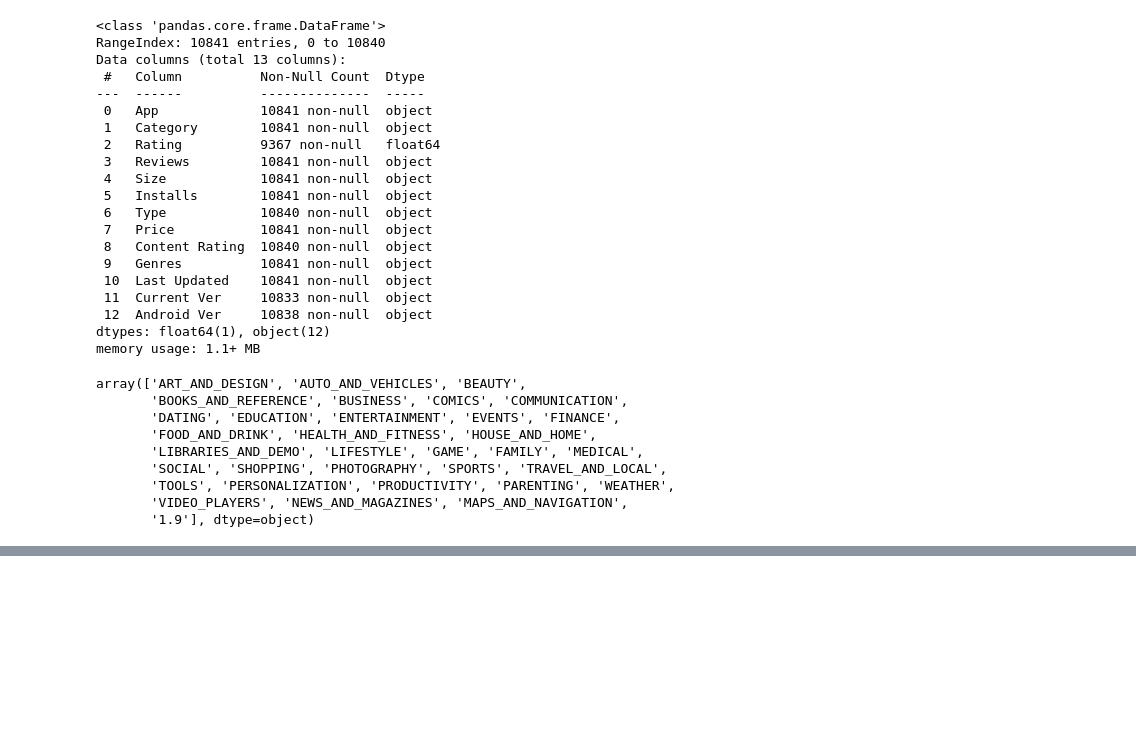
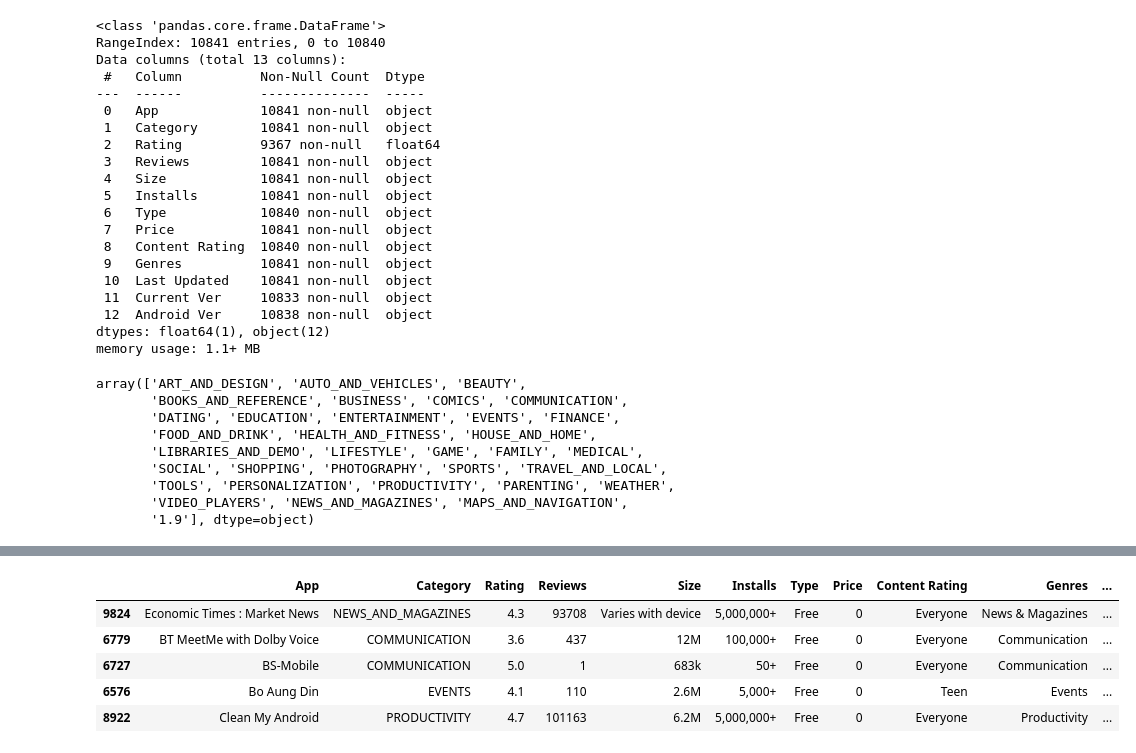
Before and after one commit to avinashpatni000/App_Store_EDA_Project, a Jupyter notebook: Play_Store_App_Review_Analysis_Capstone_Project.ipynb, the cells around one changed output, grey strips where cells are left out. Drawn from its saved outputs; the diff is of its cells as text; code cells hidden in the pictures; blank space fills up the shorter version.

```diff
--- a/Play_Store_App_Review_Analysis_Capstone_Project.ipynb
+++ b/Play_Store_App_Review_Analysis_Capstone_Project.ipynb
@@ -245,0 +273,9 @@ array(['ART_AND_DESIGN', 'AUTO_AND_VEHICLES', 'BEAUTY',
+# %%
+df.sample(5)
+# %% [output]
+|  | App | Category | Rating | Reviews | Size | Installs | Type | Price | Content Rating | Genres | ... |
+| 9824 | Economic Times : Market News | NEWS_AND_MAGAZINES | 4.3 | 93708 | Varies with device | 5,000,000+ | Free | 0 | Everyone | News & Magazines | ... |
+| 6779 | BT MeetMe with Dolby Voice | COMMUNICATION | 3.6 | 437 | 12M | 100,000+ | Free | 0 | Everyone | Communication | ... |
+| 6727 | BS-Mobile | COMMUNICATION | 5.0 | 1 | 683k | 50+ | Free | 0 | Everyone | Communication | ... |
+| 6576 | Bo Aung Din | EVENTS | 4.1 | 110 | 2.6M | 5,000+ | Free | 0 | Teen | Events | ... |
+| 8922 | Clean My Android | PRODUCTIVITY | 4.7 | 101163 | 6.2M | 5,000,000+ | Free | 0 | Everyone | Productivity | ... |
```
Also changed, not shown: parts of 2 cells of this notebook.
